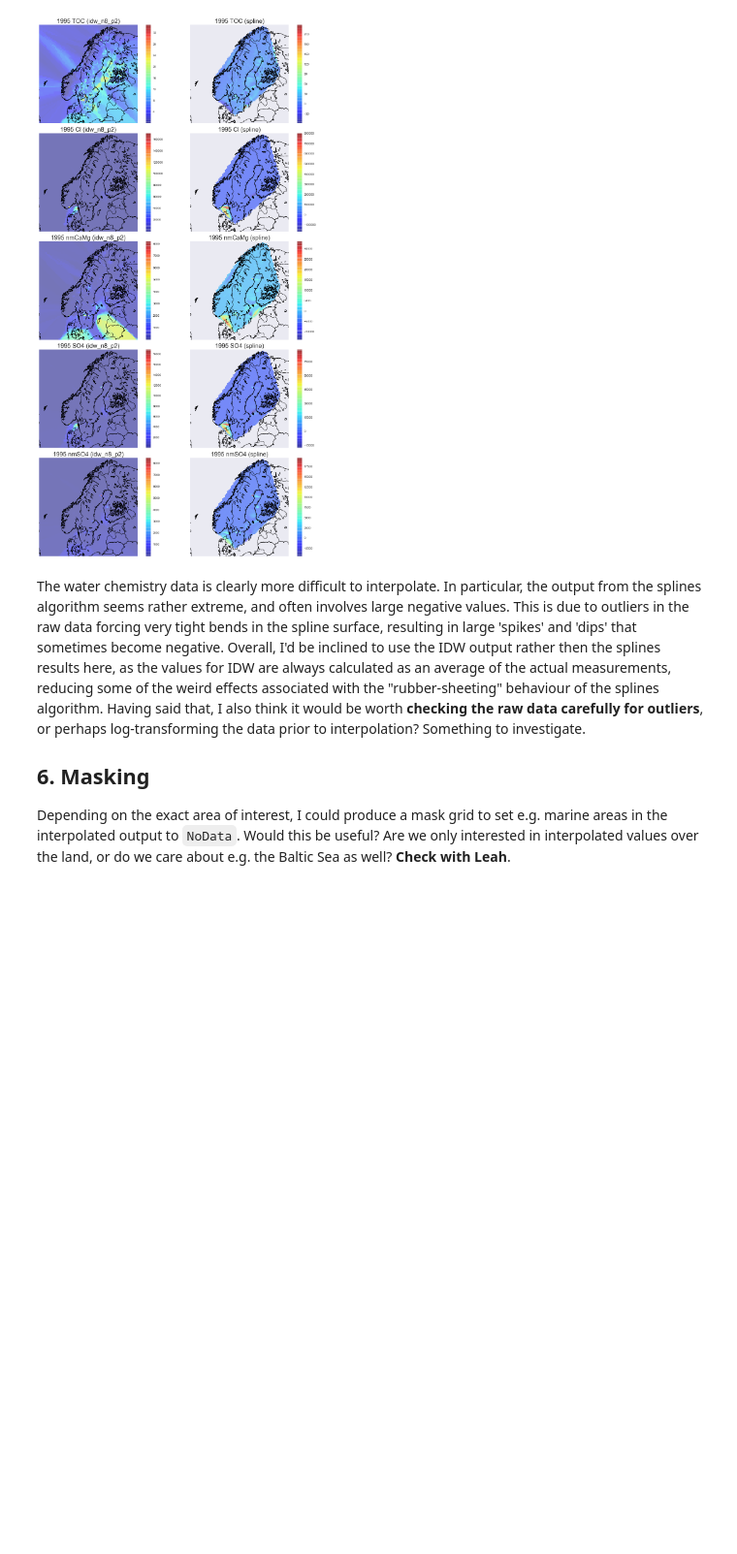
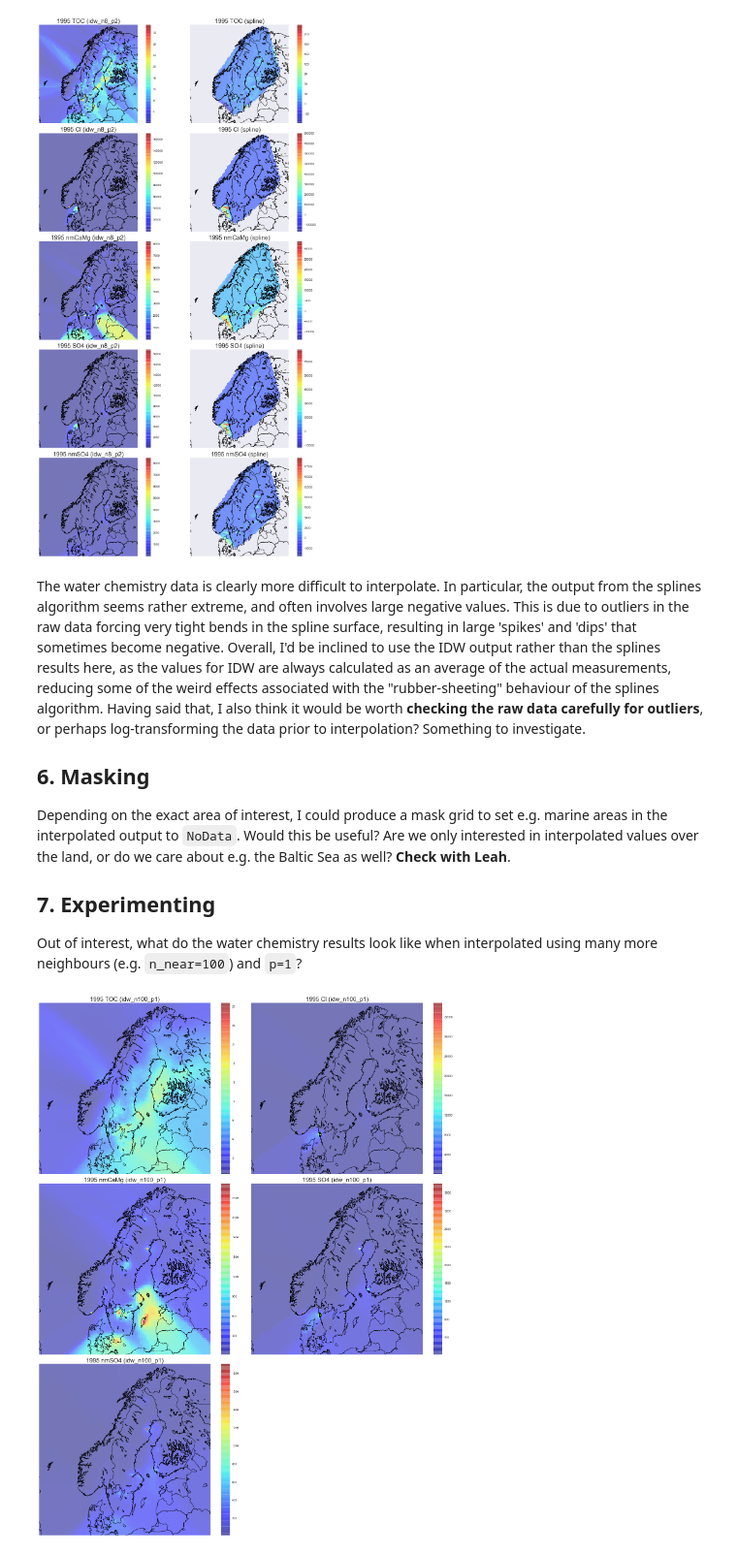
Before and after one commit to JamesSample/spatial_interpolation, a Jupyter notebook: ecco-domqua_data_proc.ipynb, the cells around one changed output. Shown at 97% size. Drawn from its saved outputs; the diff is of its cells as text; code cells hidden in the pictures; blank space fills up the shorter version.

Commit message:
Exploring effects of IDW parameter values

```diff
--- a/ecco-domqua_data_proc.ipynb
+++ b/ecco-domqua_data_proc.ipynb
@@ -257,8 +257,59 @@ plt.tight_layout()
 # %% [output]
 [figure]
 # %% [markdown]
-The water chemistry data is clearly more difficult to interpolate. In particular, the output from the splines algorithm seems rather extreme, and often involves large negative values. This is due to outliers in the raw data forcing very tight bends in the spline surface, resulting in large 'spikes' and 'dips' that sometimes become negative. Overall, I'd be inclined to use the IDW output rather then the splines results here, as the values for IDW are always calculated as an average of the actual measurements, reducing some of the weird effects associated with the "rubber-sheeting" behaviour of the splines algorithm. Having said that, I also think it would be worth **checking the raw data carefully for outliers**, or perhaps log-transforming the data prior to interpolation? Something to investigate.
+The water chemistry data is clearly more difficult to interpolate. In particular, the output from the splines algorithm seems rather extreme, and often involves large negative values. This is due to outliers in the raw data forcing very tight bends in the spline surface, resulting in large 'spikes' and 'dips' that sometimes become negative. Overall, I'd be inclined to use the IDW output rather than the splines results here, as the values for IDW are always calculated as an average of the actual measurements, reducing some of the weird effects associated with the "rubber-sheeting" behaviour of the splines algorithm. Having said that, I also think it would be worth **checking the raw data carefully for outliers**, or perhaps log-transforming the data prior to interpolation? Something to investigate.
 
 ## 6. Masking
 
 Depending on the exact area of interest, I could produce a mask grid to set e.g. marine areas in the interpolated output to `NoData`. Would this be useful? Are we only interested in interpolated values over the land, or do we care about e.g. the Baltic Sea as well? **Check with Leah**.
+
+## 7. Experimenting
+
+Out of interest, what do the water chemistry results look like when interpolated using many more neighbours (e.g. `n_near=100`) and `p=1`?
+# %%
+# Output folder
+out_fold = r'C:\Data\James_Work\Staff\Leah_JB\ECCO-DomQua\Water_Chem\Output_GTiffs'
+
+# Map (long, lat) to projected (x, y)
+x, y = m(chem_df['Long'].values, chem_df['Lat'].values)
+
+# Reformat to synatx required by interp algorithms
+pts = np.array(zip(x ,y))
+
+# Loop over years
+for par in ['TOC', 'Cl', 'nmCaMg', 'SO4', 'nmSO4']:
+    # Get values to interpolate
+    vals = chem_df[par].values
+
+    # IDW interpolation
+    idw = spat_int.idw_interp(pts, vals,
+                              gridx, gridy,
+                              n_near=100, p=1)
+
+    # Save output
+    # IDW
+    idw_path = os.path.join(out_fold, 'chem_%s_idw_n100_p1.tif' % par)
+    spat_int.array_to_gtiff(m.xmin, m.ymax, 25000,
+                            idw_path, idw, m.proj4string)
+
+# Plot
+fig = plt.figure(figsize=(20, 25))
+
+for idx, par in enumerate(['TOC', 'Cl', 'nmCaMg', 'SO4', 'nmSO4']):
+    # Read data
+    gtiff_path = os.path.join(data_fold, 'chem_%s_idw_n100_p1.tif' % par)
+    data = spat_int.read_geotiff(gtiff_path)[0]
+
+    # Plot
+    ax = fig.add_subplot(3, 2, idx+1)
+    ax.set_title('1995 %s (idw_n100_p1)' % par, fontsize=20)
+    cax = m.imshow(data,
+                   cmap='jet', alpha=0.5,
+                   interpolation='none')
+    m.drawcoastlines(linewidth=1)
+    m.drawcountries(linewidth=1)
+    cbar = fig.colorbar(cax)
+
+plt.tight_layout()
+# %% [output]
+[figure, added]
```
Also changed, not shown: parts of 2 cells of this notebook.
